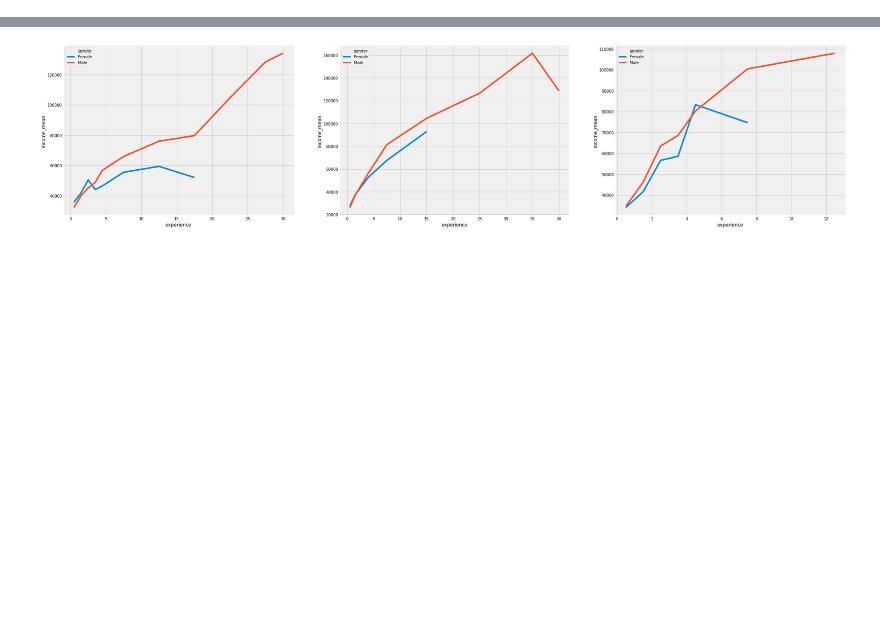
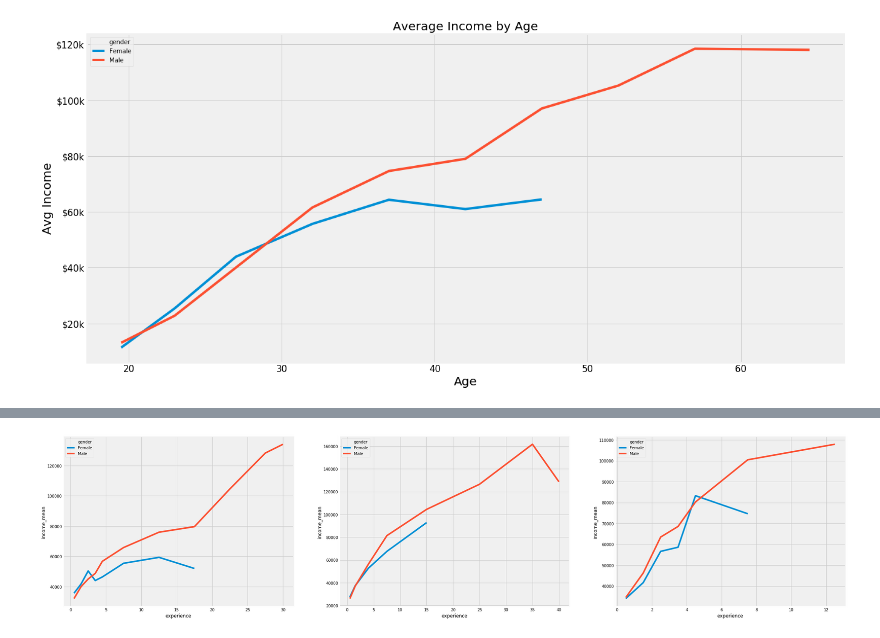
Before and after one commit to lopez-/kaggle_projects, a Jupyter notebook: 2018_survey/clean.ipynb, the cells around one changed output, grey strips where cells are left out. Saved outputs shown, nothing was run; the diff lists cells and outputs as text; code cells hidden in the pictures; blank space fills up the shorter version.

Commit message:
starting to chart

```diff
--- a/2018_survey/clean.ipynb
+++ b/2018_survey/clean.ipynb
@@ -110 +129,44 @@ df = df[df.gender.isin(['Male', 'Female'])]
+# %%
+df_plot = sqldf("""
+with bd as (
+    select gender, age, avg(income)*1.0/1000 as income_mean, sum(case when income is not null then 1 else 0 end) as income_count
+    from df
+    group by 1, 2
+)
+, fl as (
+    select *
+    from bd
+    where gender = 'Female'
+    and income_count >= 50
+)
+, ml as (
+    select *
+    from bd
+    where gender = 'Male'
+    and income_count >= 50
+)
+, ages as (
+    select distinct fl.age
+    from fl
+    join ml on fl.age = ml.age
+)
+select *
+from fl
+--where age in (select * from ages)
+UNION ALL
+select *
+from ml
+--where age in (select * from ages)
+""")
+
+
+plt.subplots(figsize=(fig_width[0],fig_height[0]))
+c1 = sns.lineplot(x = 'age', y='income_mean', hue='gender', data=df_plot)
+c1.set_title('Average Income by Age', fontsize=title_fontsize[0])
+c1.set_xlabel('Age', fontsize=axis_labels_fontsize[1])
+c1.set_ylabel('Avg Income', fontsize=axis_labels_fontsize[1])
+c1.yaxis.set_major_formatter(FormatStrFormatter('$%.0fk'))
+c1.tick_params(labelsize=tick_fontsize[0])
+# %% [output]
+[figure, added]
 # %%
```
Also changed, not shown: parts of 14 cells of this notebook.
